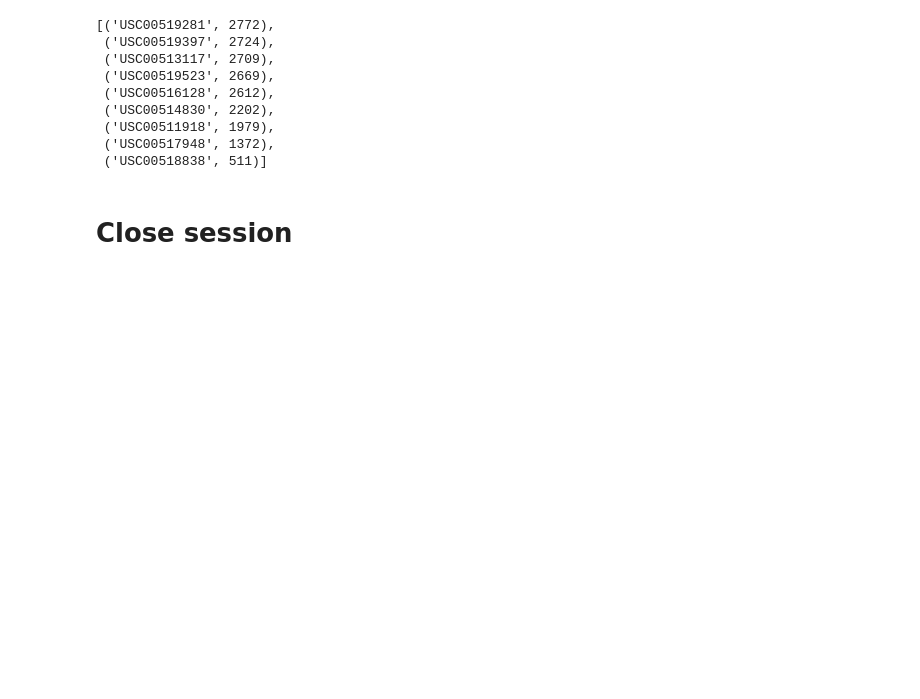
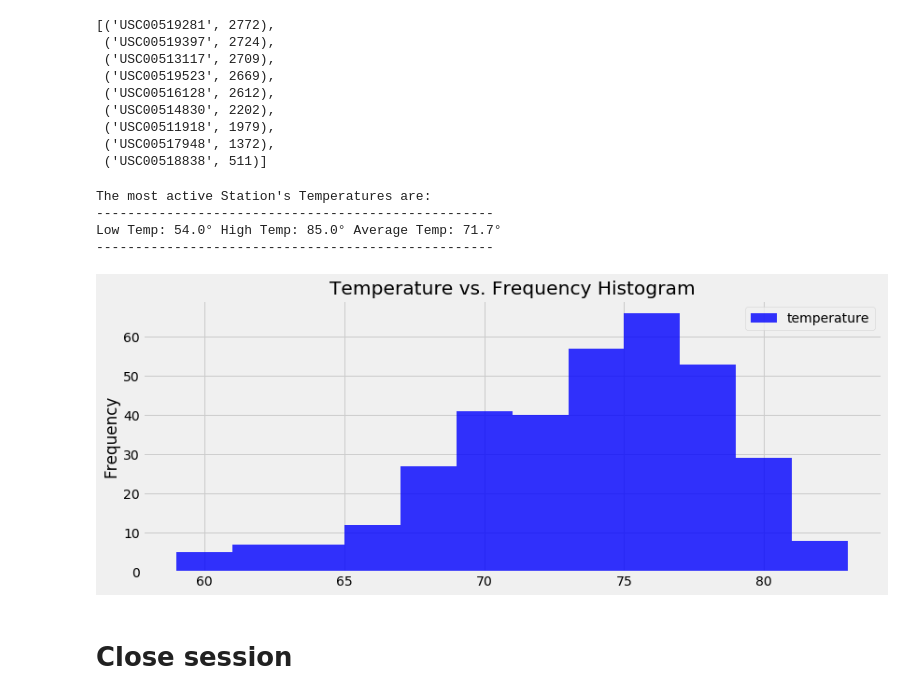
Before and after one commit to matteo005/sqlalchemy-challenge, a Jupyter notebook: climate_starter.ipynb, the cells around one changed output. Cells and saved outputs as stored; diff of their text form; code cells hidden in the pictures; blank space fills up the shorter version.

Commit message:
added the last image of the Temperature vs. Frequency Histogram and clossed the session

```diff
--- a/climate_starter.ipynb
+++ b/climate_starter.ipynb
@@ -127,2 +126,40 @@ The most active Stations are
+# %%
+# Using the station id from the previous query, calculate the lowest,
+# highest, and average temperature recorded for this station.
+
+#store the most active station
+most_active_sta = active_stations[0][0]
+#get the temperatures for the most active station
+most_active_temps = session.query(func.min(Measurement.tobs), func.max(Measurement.tobs),
+                                  func.avg(Measurement.tobs)).filter(Measurement.station == most_active_sta).all()
+
+
+#create degree symbol
+degree_symbol = '\u00b0'
+
+#print results of Low, High, and Average Temps for the most active station
+print(f"The most active Station's Temperatures are:")
+print("---------------------------------------------------")
+print(f"Low Temp: {most_active_temps[0][0]}{degree_symbol} High Temp: {most_active_temps[0][1]}{degree_symbol} Average Temp: {round(most_active_temps[0][2], 1)}{degree_symbol}")
+print("---------------------------------------------------")
+# %% [output]
+The most active Station's Temperatures are:
+---------------------------------------------------
+Low Temp: 54.0° High Temp: 85.0° Average Temp: 71.7°
+---------------------------------------------------
+# %%
+# Query the last 12 months of temperature observation data for this station.
+# Plot the results as a histogram with bins = 12.
+highest_temps_station = session.query(Measurement.station, func.count(Measurement.tobs)).group_by(Measurement.station).order_by(func.count(Measurement.station).desc()).first()
+highest_temps_station= highest_temps_station[0]
+# Query the last 12 months of temperature observation data for this station and plot the results as a histogram
+temp_observations = session.query( Measurement.tobs).filter(Measurement.date >= preceding12).filter(Measurement.station == highest_temps_station).all()
+temp_observations = pd.DataFrame(temp_observations, columns=['temperature'])
+temp_observations.plot.hist(bins=12, title="Temperature vs. Frequency Histogram",color='blue', alpha=0.8, figsize=(12,5))
+plt.tight_layout()
+plt.savefig("Images/TemperaturevsFrequency.png")
+plt.show()
+# %% [output]
+[figure, added]
 # %% [markdown]
 # Close session
```
Also changed, not shown: parts of 4 cells of this notebook, 1 other file.
